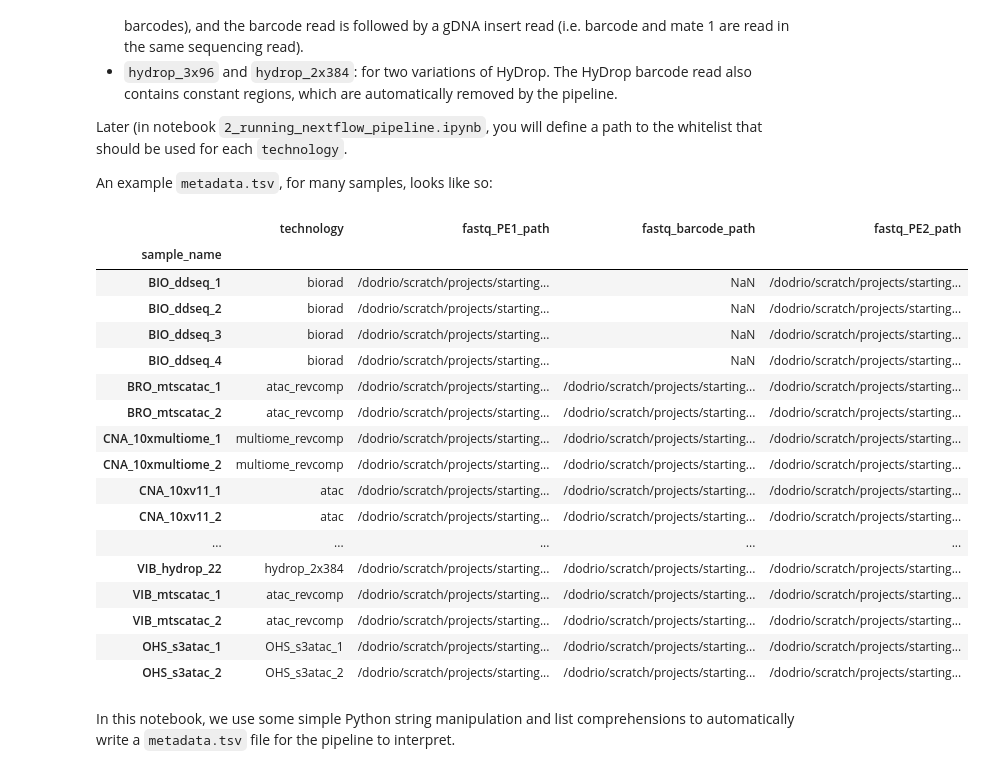
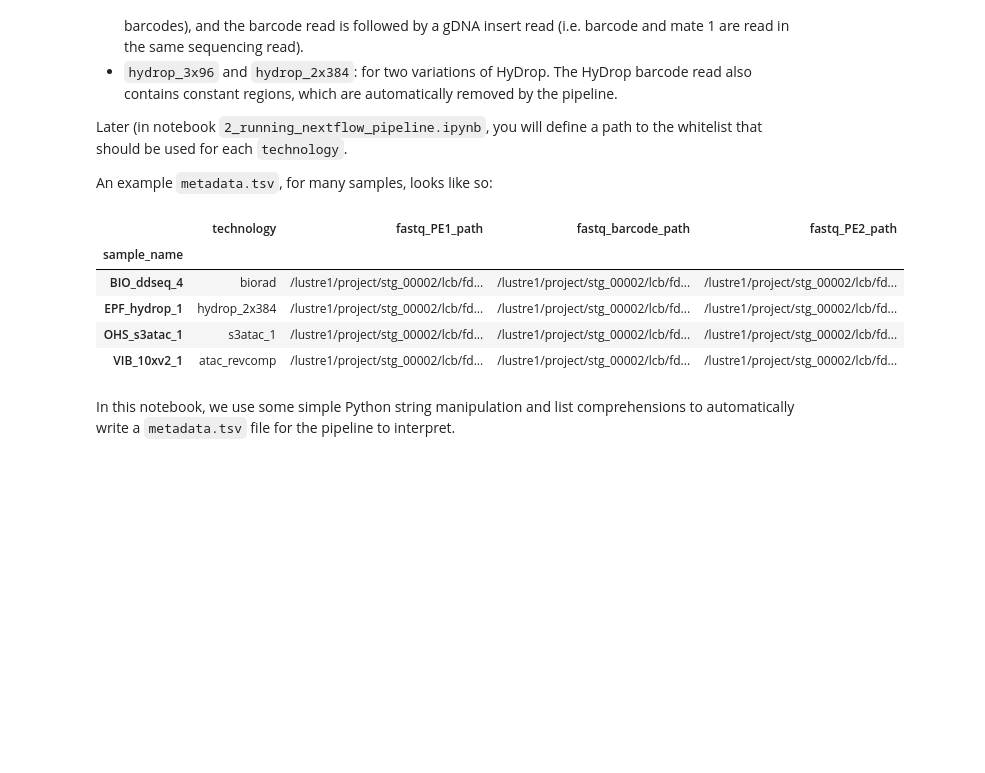
Before and after one commit to aertslab/PUMATAC_tutorial, a Jupyter notebook: 1_write_metadata.ipynb, the cells around one changed output. Drawn from its saved outputs; the diff is of its cells as text; code cells hidden in the pictures; blank space fills up the shorter version.

```diff
--- a/1_write_metadata.ipynb
+++ b/1_write_metadata.ipynb
@@ -20,27 +17,15 @@ Later (in notebook `2_running_nextflow_pipeline.ipynb`, you will define a path t
 
 An example `metadata.tsv`, for many samples, looks like so:
 # %%
-example = pd.read_csv("metadata_example.tsv", sep="\t", index_col=0)
+example = pd.read_csv("metadata.tsv", sep="\t", index_col=0)
 example
 # %% [output]
 |  | technology | fastq_PE1_path | fastq_barcode_path | fastq_PE2_path |
 | sample_name |  |  |  |  |
-| BIO_ddseq_1 | biorad | /dodrio/scratch/projects/starting... | NaN | /dodrio/scratch/projects/starting... |
-| BIO_ddseq_2 | biorad | /dodrio/scratch/projects/starting... | NaN | /dodrio/scratch/projects/starting... |
-| BIO_ddseq_3 | biorad | /dodrio/scratch/projects/starting... | NaN | /dodrio/scratch/projects/starting... |
-| BIO_ddseq_4 | biorad | /dodrio/scratch/projects/starting... | NaN | /dodrio/scratch/projects/starting... |
-| BRO_mtscatac_1 | atac_revcomp | /dodrio/scratch/projects/starting... | /dodrio/scratch/projects/starting... | /dodrio/scratch/projects/starting... |
-| BRO_mtscatac_2 | atac_revcomp | /dodrio/scratch/projects/starting... | /dodrio/scratch/projects/starting... | /dodrio/scratch/projects/starting... |
-| CNA_10xmultiome_1 | multiome_revcomp | /dodrio/scratch/projects/starting... | /dodrio/scratch/projects/starting... | /dodrio/scratch/projects/starting... |
-| CNA_10xmultiome_2 | multiome_revcomp | /dodrio/scratch/projects/starting... | /dodrio/scratch/projects/starting... | /dodrio/scratch/projects/starting... |
-| CNA_10xv11_1 | atac | /dodrio/scratch/projects/starting... | /dodrio/scratch/projects/starting... | /dodrio/scratch/projects/starting... |
-| CNA_10xv11_2 | atac | /dodrio/scratch/projects/starting... | /dodrio/scratch/projects/starting... | /dodrio/scratch/projects/starting... |
-| ... | ... | ... | ... | ... |
-| VIB_hydrop_22 | hydrop_2x384 | /dodrio/scratch/projects/starting... | /dodrio/scratch/projects/starting... | /dodrio/scratch/projects/starting... |
-| VIB_mtscatac_1 | atac_revcomp | /dodrio/scratch/projects/starting... | /dodrio/scratch/projects/starting... | /dodrio/scratch/projects/starting... |
-| VIB_mtscatac_2 | atac_revcomp | /dodrio/scratch/projects/starting... | /dodrio/scratch/projects/starting... | /dodrio/scratch/projects/starting... |
-| OHS_s3atac_1 | OHS_s3atac_1 | /dodrio/scratch/projects/starting... | /dodrio/scratch/projects/starting... | /dodrio/scratch/projects/starting... |
-| OHS_s3atac_2 | OHS_s3atac_2 | /dodrio/scratch/projects/starting... | /dodrio/scratch/projects/starting... | /dodrio/scratch/projects/starting... |
+| BIO_ddseq_4 | biorad | /lustre1/project/stg_00002/lcb/fd... | /lustre1/project/stg_00002/lcb/fd... | /lustre1/project/stg_00002/lcb/fd... |
+| EPF_hydrop_1 | hydrop_2x384 | /lustre1/project/stg_00002/lcb/fd... | /lustre1/project/stg_00002/lcb/fd... | /lustre1/project/stg_00002/lcb/fd... |
+| OHS_s3atac_1 | s3atac_1 | /lustre1/project/stg_00002/lcb/fd... | /lustre1/project/stg_00002/lcb/fd... | /lustre1/project/stg_00002/lcb/fd... |
+| VIB_10xv2_1 | atac_revcomp | /lustre1/project/stg_00002/lcb/fd... | /lustre1/project/stg_00002/lcb/fd... | /lustre1/project/stg_00002/lcb/fd... |
 # %% [markdown]
 In this notebook, we use some simple Python string manipulation and list comprehensions to automatically write a `metadata.tsv` file for the pipeline to interpret.
 # %% [markdown]
```
Also changed, not shown: parts of 7 cells of this notebook, 12 other files.
